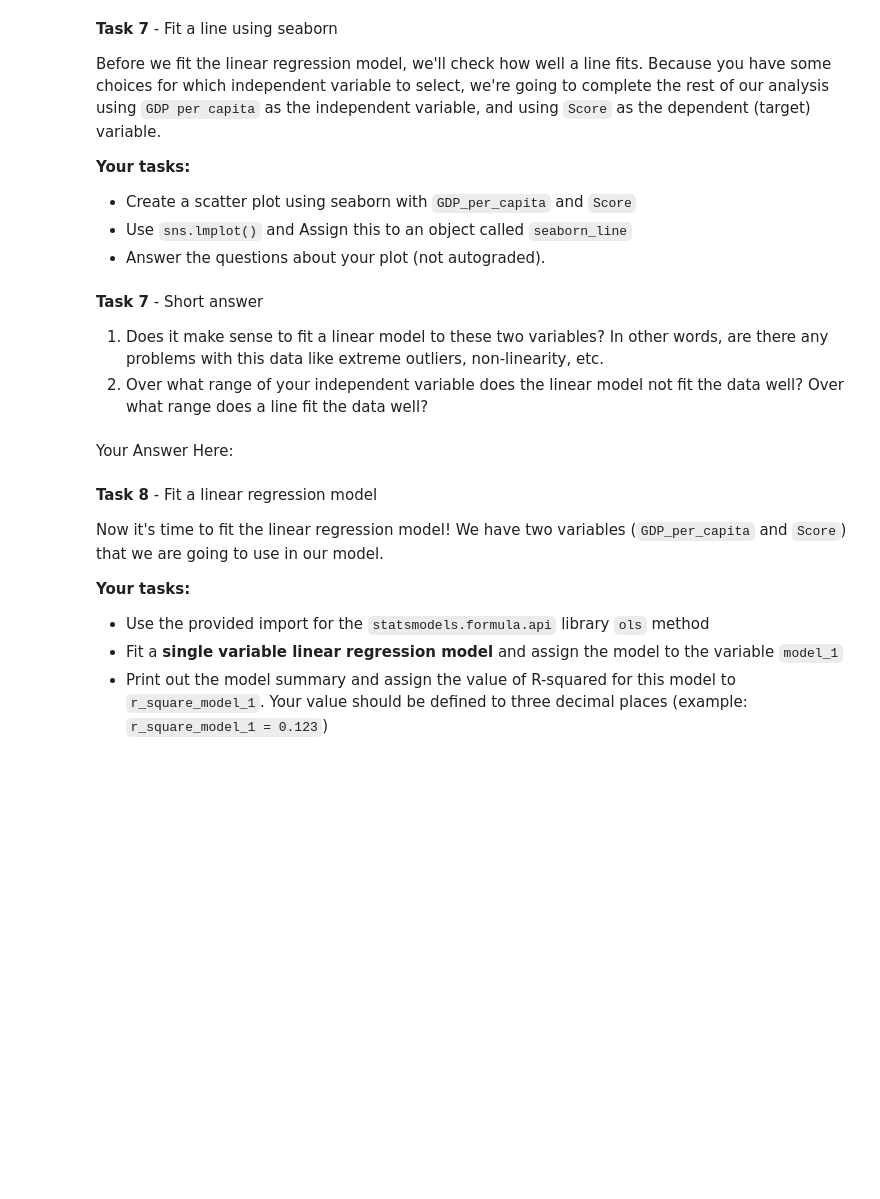
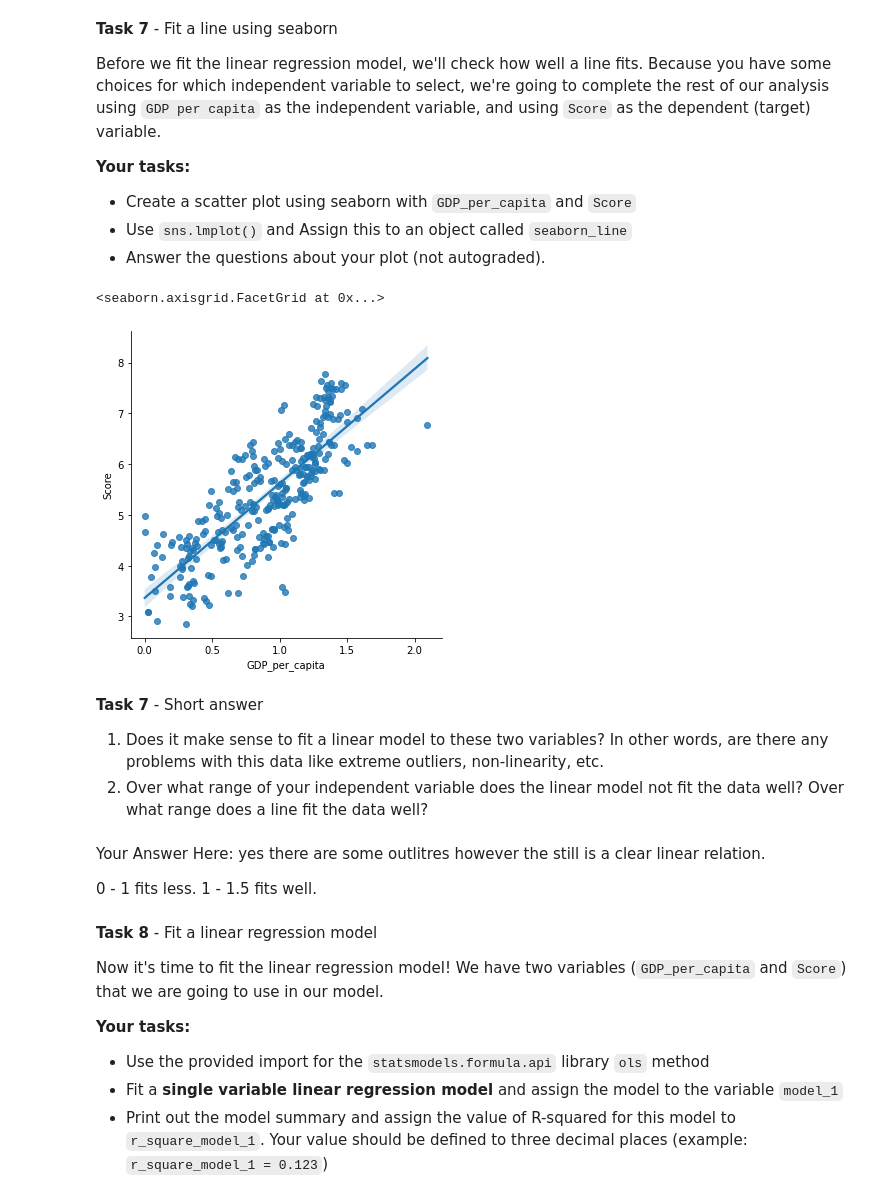
Before and after one commit to Vasanta2002/Sprint_3, a Jupyter notebook: DS_Unit1_Sprint3_AG.ipynb, the cells around one changed output. Drawn from its saved outputs; the diff is of its cells as text; code cells hidden in the pictures; blank space fills up the shorter version.

```diff
--- a/DS_Unit1_Sprint3_AG.ipynb
+++ b/DS_Unit1_Sprint3_AG.ipynb
@@ -198,8 +199,11 @@ Before we fit the linear regression model, we'll check how well a line fits. Bec
 # %%
 # Task 7
 import matplotlib.pyplot as plt
 # YOUR CODE HERE
-raise NotImplementedError()
+sns.lmplot(x= 'GDP_per_capita', y= 'Score', data= happy)
+# %% [output]
+<seaborn.axisgrid.FacetGrid at 0x...>
+[figure, added]
 # %%
 # Task 7 - Test
 
@@ -209,8 +213,10 @@ raise NotImplementedError()
 
 1. Does it make sense to fit a linear model to these two variables? In other words, are there any problems with this data like extreme outliers, non-linearity, etc.
 2. Over what range of your independent variable does the linear model not fit the data well? Over what range does a line fit the data well?
-# %% [markdown]
-Your Answer Here:
+# %% [markdown]
+Your Answer Here: yes there are some outlitres however the still is a clear linear relation.
+
+0 - 1 fits less. 1 - 1.5 fits well.
 # %% [markdown]
 **Task 8** - Fit a linear regression model
 
```
Also changed, not shown: parts of 9 cells of this notebook.
